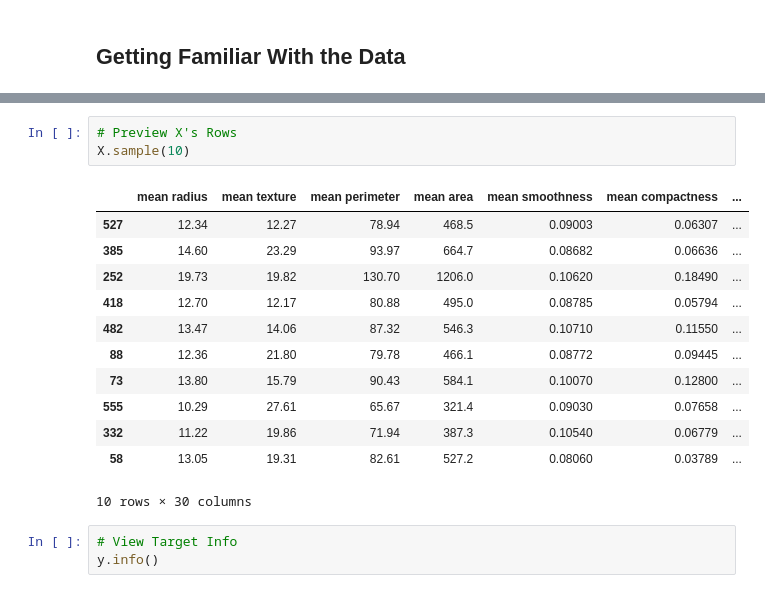
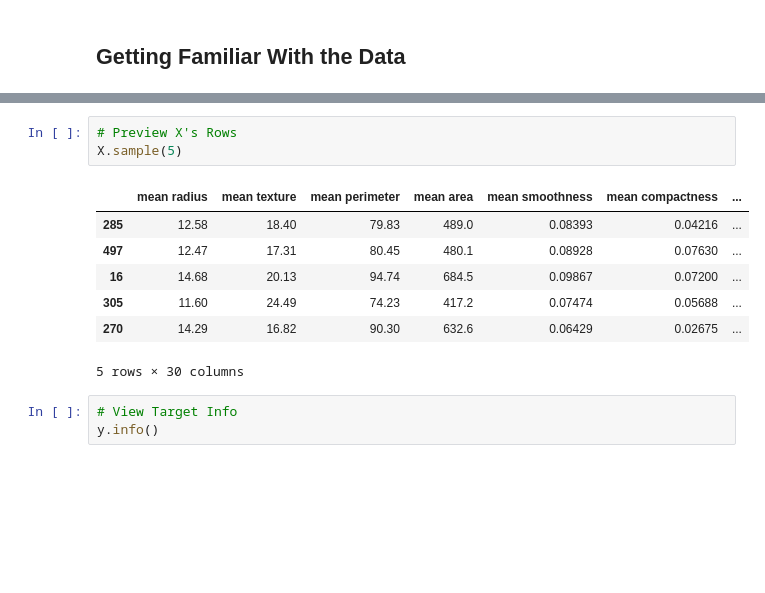
Before and after one commit to michaeltothewilson/data-with-python, a Jupyter notebook: notebooks-completed/10_machine_learning_decision_trees_breast_cancer_complete.ipynb, the cells around one changed output, grey strips where cells are left out. Drawn from its saved outputs; the diff is of its cells as text; blank space fills up the shorter version.

```diff
--- a/notebooks-completed/10_machine_learning_decision_trees_breast_cancer_complete.ipynb
+++ b/notebooks-completed/10_machine_learning_decision_trees_breast_cancer_complete.ipynb
@@ -93,20 +93,15 @@ dtypes: float64(30)
 memory usage: 133.5 KB
 # %%
 # Preview X's Rows
-X.sample(10)
+X.sample(5)
 # %% [output]
 |  | mean radius | mean texture | mean perimeter | mean area | mean smoothness | mean compactness | ... |
-| 527 | 12.34 | 12.27 | 78.94 | 468.5 | 0.09003 | 0.06307 | ... |
-| 385 | 14.60 | 23.29 | 93.97 | 664.7 | 0.08682 | 0.06636 | ... |
-| 252 | 19.73 | 19.82 | 130.70 | 1206.0 | 0.10620 | 0.18490 | ... |
-| 418 | 12.70 | 12.17 | 80.88 | 495.0 | 0.08785 | 0.05794 | ... |
-| 482 | 13.47 | 14.06 | 87.32 | 546.3 | 0.10710 | 0.11550 | ... |
-| 88 | 12.36 | 21.80 | 79.78 | 466.1 | 0.08772 | 0.09445 | ... |
-| 73 | 13.80 | 15.79 | 90.43 | 584.1 | 0.10070 | 0.12800 | ... |
-| 555 | 10.29 | 27.61 | 65.67 | 321.4 | 0.09030 | 0.07658 | ... |
-| 332 | 11.22 | 19.86 | 71.94 | 387.3 | 0.10540 | 0.06779 | ... |
-| 58 | 13.05 | 19.31 | 82.61 | 527.2 | 0.08060 | 0.03789 | ... |
+| 285 | 12.58 | 18.40 | 79.83 | 489.0 | 0.08393 | 0.04216 | ... |
+| 497 | 12.47 | 17.31 | 80.45 | 480.1 | 0.08928 | 0.07630 | ... |
+| 16 | 14.68 | 20.13 | 94.74 | 684.5 | 0.09867 | 0.07200 | ... |
+| 305 | 11.60 | 24.49 | 74.23 | 417.2 | 0.07474 | 0.05688 | ... |
+| 270 | 14.29 | 16.82 | 90.30 | 632.6 | 0.06429 | 0.02675 | ... |
-10 rows × 30 columns
+5 rows × 30 columns
 # %%
 # View Target Info
 y.info()
```
Also changed, not shown: parts of 42 cells of this notebook, 2 other files.
